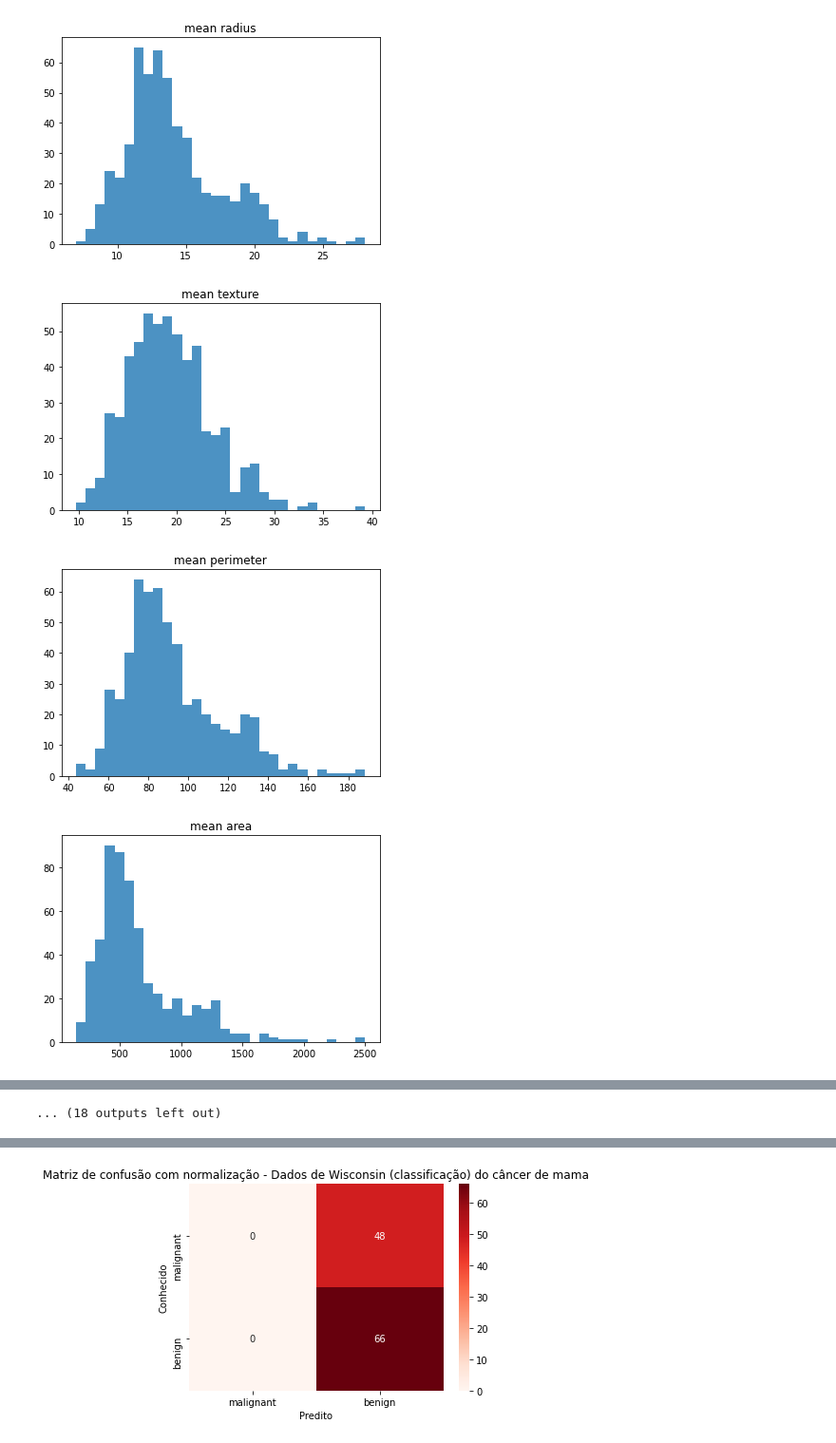
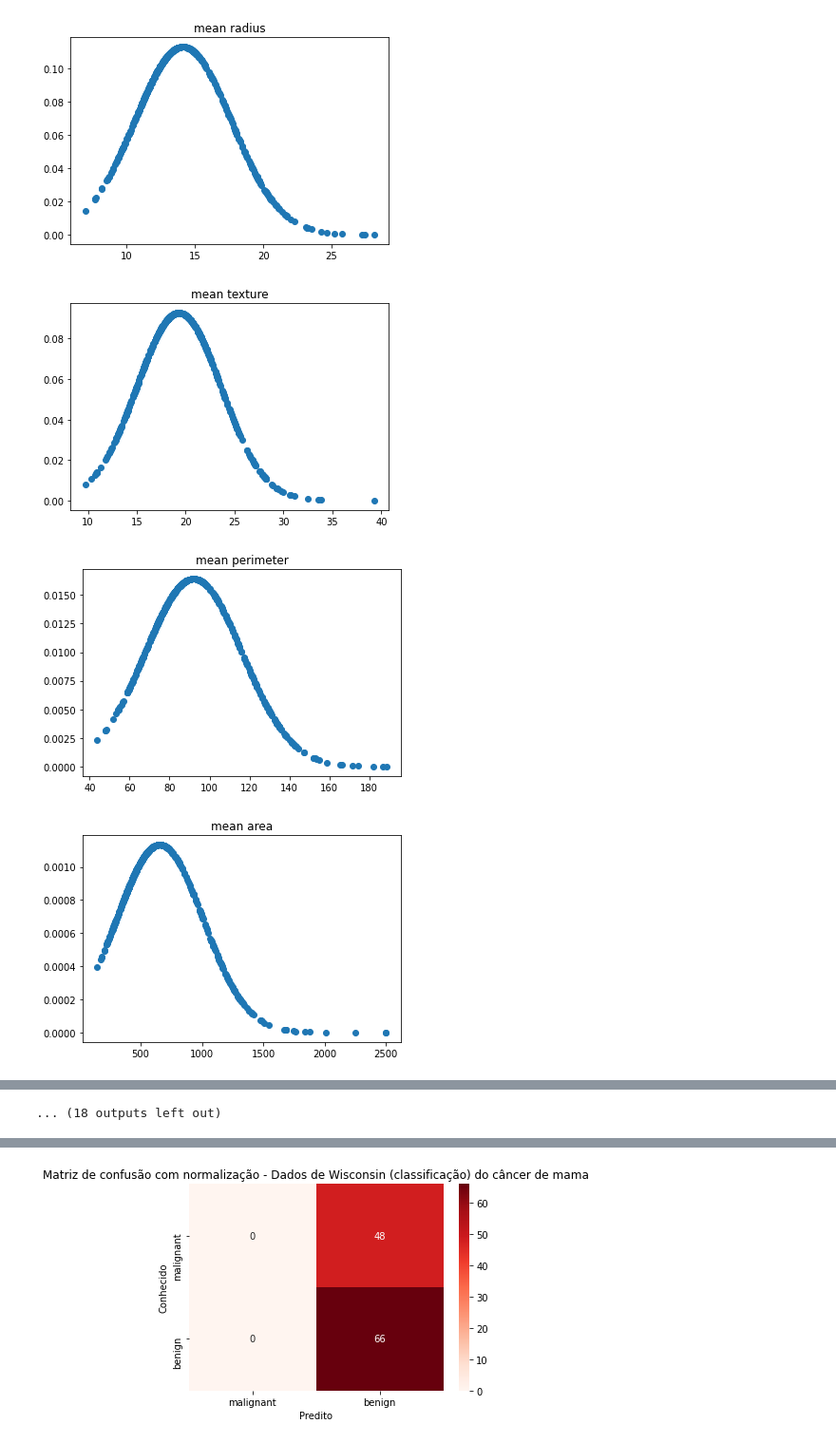
Before and after one commit to Nireplag/Arquitetura_de_dados, a Jupyter notebook: breast_cancer.ipynb, the cells around one changed output, grey strips where cells are left out. Shown: that part at 95% size. Drawn from its saved outputs; the diff is of its cells as text; code cells hidden in the pictures.

```diff
--- a/breast_cancer.ipynb
+++ b/breast_cancer.ipynb
@@ -81,11 +49,15 @@ __________________________________________________________
 # %%
 # distribution analysis of atributes
 for atr in dtCancer.feature_names:
+    xs = x[atr]
+    mean = xs.mean()
+    std = xs.std()
+    ys = norm(mean, std).pdf(xs)
     plt.figure()
-    plt.hist(x[atr], bins=30, alpha = 0.8)
+    plt.plot(xs,ys,'o')
     plt.title(atr)
 # %% [output]
-[figure, old version]
+[figure, new version]
-[figure, old version]
+[figure, new version]
-[figure, old version]
+[figure, new version]
-[figure, old version]
+[figure, new version]
```
Also changed, not shown: parts of 8 cells of this notebook.
